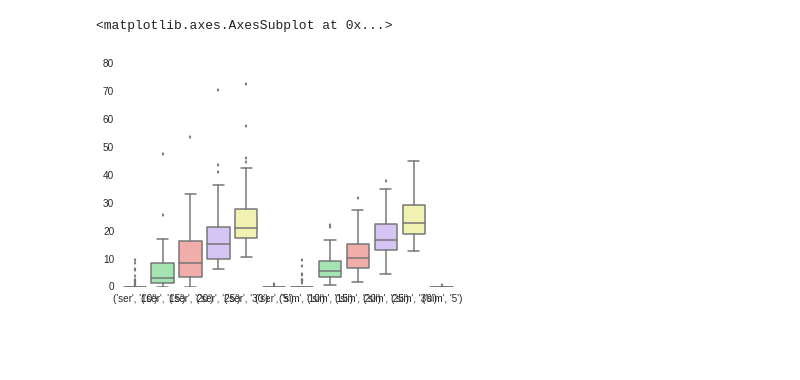
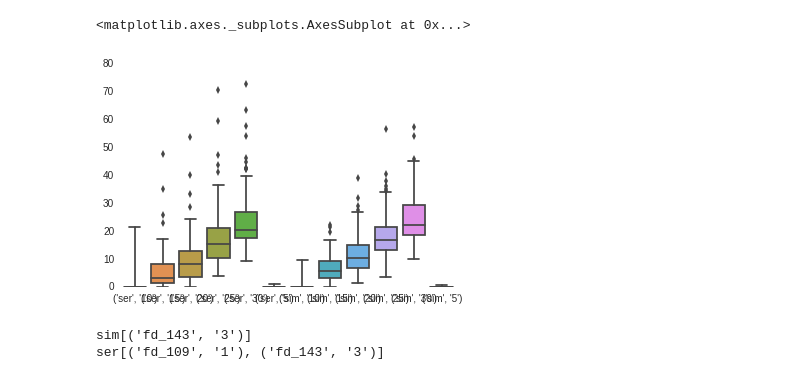
Before and after one commit to iancballard/fd_fmri, a Jupyter notebook: run_fix.ipynb, the cells around one changed output. Saved outputs shown, nothing was run; the diff lists cells and outputs as text; code cells hidden in the pictures; blank space fills up the shorter version.

```diff
--- a/run_fix.ipynb
+++ b/run_fix.ipynb
@@ -43,9 +43,9 @@ from nipype.workflows.fmri.fsl import create_susan_smooth
 # %%
 #preliminary housekeeping
 home_dir = '/data/home/iballard/fd/'
-subj_file = home_dir + 'subjects_ser.txt'
+subj_file = home_dir + 'subjects.txt'
+sub_list = list(np.loadtxt(subj_file,'string'))
 fix_cmd = '/home/iballard/fix1.06/fix'
-sub_list = list(np.loadtxt(subj_file,'string'))
 os.chdir(home_dir)
 # %%
 in_tuples = []
@@ -213,9 +217,11 @@ for thresh in thresholds:
     for cond in conds:
         bad_pc_total_variance[(cond,thresh)] = []
 
+run_id = []
+
 for sub in sub_list:
-    for exp in conds:
-        for run in ['1','2','3']:
+    for run in ['1','2','3']:
+        for exp in conds:
             sub_dir = home_dir + 'analysis/' + exp + '_8mm/' + sub + '/preproc/run_' + run + '/'
 
             if os.path.exists(sub_dir):
@@ -244,12 +250,26 @@ for sub in sub_list:
                 for thresh in thresholds:
                     bad_pc_total_variance[(exp,thresh)] = np.hstack([bad_pc_total_variance[(exp,thresh)]
                                                                      ,bad_ic_variance])
+        run_id.append((sub,run))
 # %%
 bad_pc_total_variance = pd.DataFrame(bad_pc_total_variance)
-sns.boxplot(bad_pc_total_variance,color = 'pastel')
+sns.boxplot(bad_pc_total_variance)
 # %% [output]
-<matplotlib.axes.AxesSubplot at 0x...>
+<matplotlib.axes._subplots.AxesSubplot at 0x...>
-[figure, old version]
+[figure, new version]
+# %%
+outlier_thresh = bad_pc_total_variance.mean() + 3* bad_pc_total_variance.std()
+for exp in ['sim','ser']:
+    for thresh in thresholds:
+        if thresh == '20':
+            data = bad_pc_total_variance[exp][thresh].values
+            thresh = outlier_thresh[exp][thresh]
+            suspect_indices = data > thresh
+            bad_runs = [x for n,x in enumerate(run_id) if suspect_indices[n]]
+            print exp + str(bad_runs)
+# %% [output]
+sim[('fd_143', '3')]
+ser[('fd_109', '1'), ('fd_143', '3')]
 # %%
 ##project out the bad components
 def clean_data(in_tuple):
```
Also changed, not shown: parts of 6 cells of this notebook, 8 other files.
